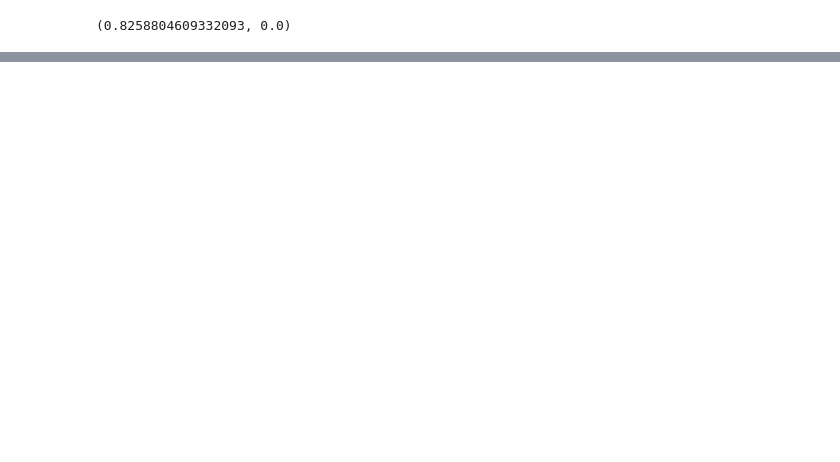
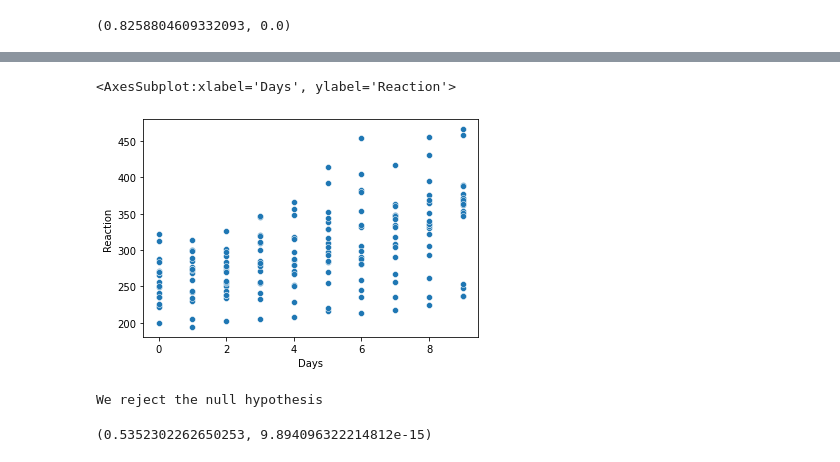
Before and after one commit to veronica-f-reyes/statistics-exercises, a Jupyter notebook: hypothesis_testing.ipynb, the cells around one changed output, grey strips where cells are left out. Drawn from its saved outputs; the diff is of its cells as text; code cells hidden in the pictures; blank space fills up the shorter version.

```diff
--- a/hypothesis_testing.ipynb
+++ b/hypothesis_testing.ipynb
@@ -514,0 +723,4 @@ phone_customers
+# %%
+from pydataset import data
+df = data("sleepstudy")
+df.head()
@@ -514,0 +734,17 @@ phone_customers
+# %%
+sns.scatterplot(x="Days", y="Reaction", data=df)
+# %% [output]
+<AxesSubplot:xlabel='Days', ylabel='Reaction'>
+[figure, added]
+# %%
+corr, p = stats.pearsonr(df.Days, df.Reaction)
+
+if p < alpha:
+    print("We reject the null hypothesis")
+else:
+    print("We fail to reject the null hypothesis")
+
+corr, p
+# %% [output]
+We reject the null hypothesis
+(0.5352302262650253, 9.894096322214812e-15)
```
Also changed, not shown: parts of 50 cells of this notebook, 1 other file.
